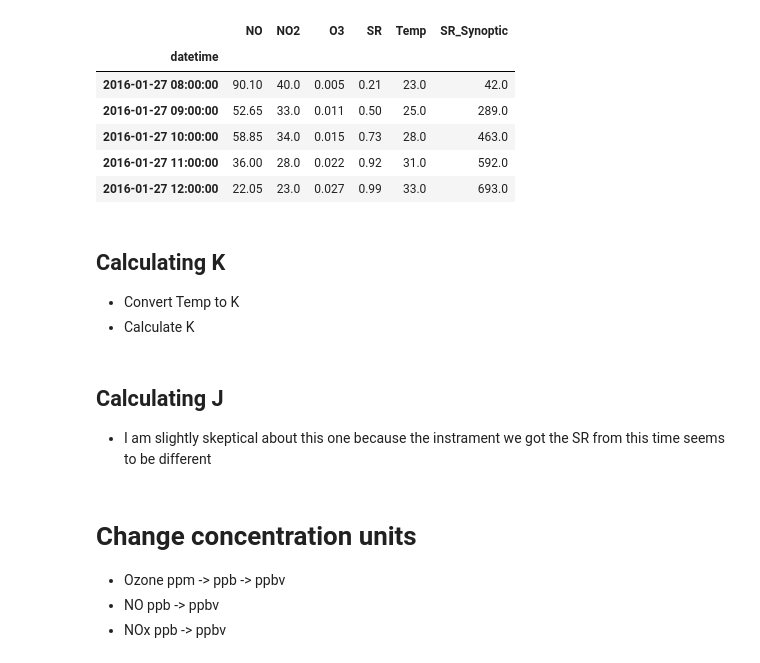
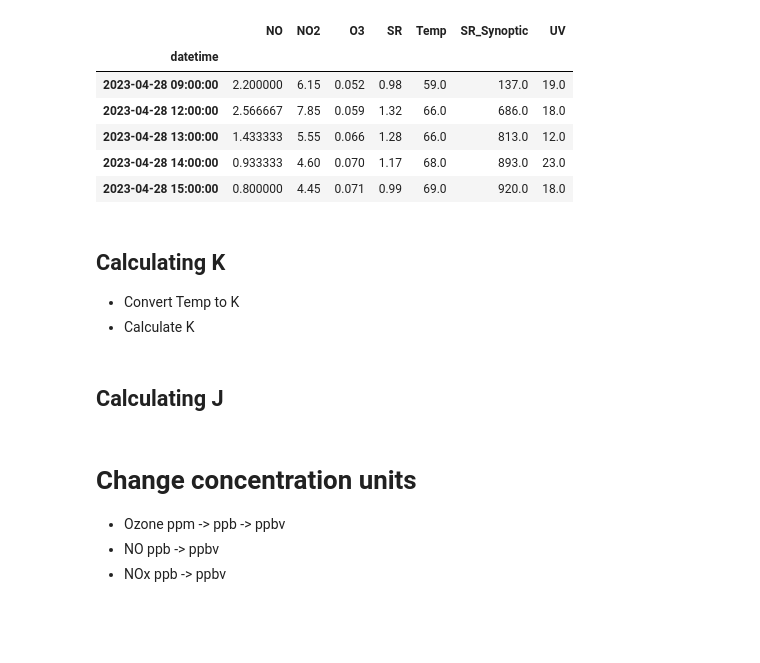
Before and after one commit to isaa-sudweeks/leighton-relationship, a Jupyter notebook: Leighton_Relationship_Calculator.ipynb, the cells around one changed output. Cells and saved outputs as stored; diff of their text form; code cells hidden in the pictures; blank space fills up the shorter version.

Commit message:
feat: Integrate UV data into the main dataframe and update the J calculation to use the new UV column.

```diff
--- a/Leighton_Relationship_Calculator.ipynb
+++ b/Leighton_Relationship_Calculator.ipynb
@@ -1,19 +1,34 @@
 # %%
 import pandas as pd
+import numpy as np
+import matplotlib.pyplot as plt
 
+# Load the main data and convert index to datetime
 data = pd.read_csv("data/Hawthorne/Site_3006_raw.csv", index_col=0)
+data.index = pd.to_datetime(data.index, errors='coerce')
+
+# Load the UV data and convert index to datetime
+UVdata = pd.read_csv("data/UV Data/UV Data All Time HW LP RB.csv", index_col=0)
+UVdata = UVdata[['HW']]
+UVdata.index = pd.to_datetime(UVdata.index, errors='coerce')
+
+# Merge the dataframes by their date indices
+data = data.merge(UVdata, left_index=True, right_index=True)
+
+data.rename(columns={'HW': 'UV'}, inplace=True)
+data['UV'].apply(lambda x: x if x > 0 else np.nan)
+
+# Drop any rows with NaN values and filter for positive SR_Synoptic
 data.dropna(inplace=True)
-data = data[data['SR_Synoptic']>0]
-
 data.head()
 # %% [output]
-|  | NO | NO2 | O3 | SR | Temp | SR_Synoptic |
-| datetime |  |  |  |  |  |  |
-| 2016-01-27 08:00:00 | 90.10 | 40.0 | 0.005 | 0.21 | 23.0 | 42.0 |
-| 2016-01-27 09:00:00 | 52.65 | 33.0 | 0.011 | 0.50 | 25.0 | 289.0 |
-| 2016-01-27 10:00:00 | 58.85 | 34.0 | 0.015 | 0.73 | 28.0 | 463.0 |
-| 2016-01-27 11:00:00 | 36.00 | 28.0 | 0.022 | 0.92 | 31.0 | 592.0 |
-| 2016-01-27 12:00:00 | 22.05 | 23.0 | 0.027 | 0.99 | 33.0 | 693.0 |
+|  | NO | NO2 | O3 | SR | Temp | SR_Synoptic | UV |
+| datetime |  |  |  |  |  |  |  |
+| 2023-04-28 09:00:00 | 2.200000 | 6.15 | 0.052 | 0.98 | 59.0 | 137.0 | 19.0 |
+| 2023-04-28 12:00:00 | 2.566667 | 7.85 | 0.059 | 1.32 | 66.0 | 686.0 | 18.0 |
+| 2023-04-28 13:00:00 | 1.433333 | 5.55 | 0.066 | 1.28 | 66.0 | 813.0 | 12.0 |
+| 2023-04-28 14:00:00 | 0.933333 | 4.60 | 0.070 | 1.17 | 68.0 | 893.0 | 23.0 |
+| 2023-04-28 15:00:00 | 0.800000 | 4.45 | 0.071 | 0.99 | 69.0 | 920.0 | 18.0 |
 # %% [markdown]
 ## Calculating K
 - Convert Temp to K
@@ -28,6 +43,5 @@ EoR = 1500
 data['K'] = A * np.exp(-EoR / (data['Temp[K]'])) #This unit seems to be cm**3 Molecules**-1 s**-1
 # %% [markdown]
 ## Calculating J
-- I am slightly skeptical about this one because the instrament we got the SR from this time seems to be different
 # %%
 C=7.784e-5
```
Also changed, not shown: parts of 2 cells of this notebook.
